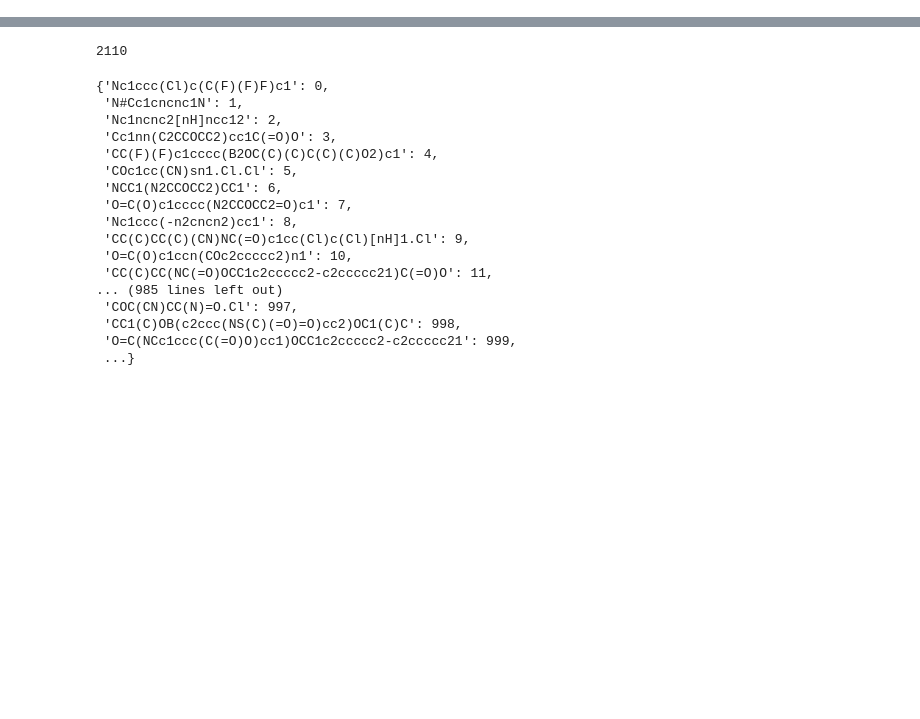
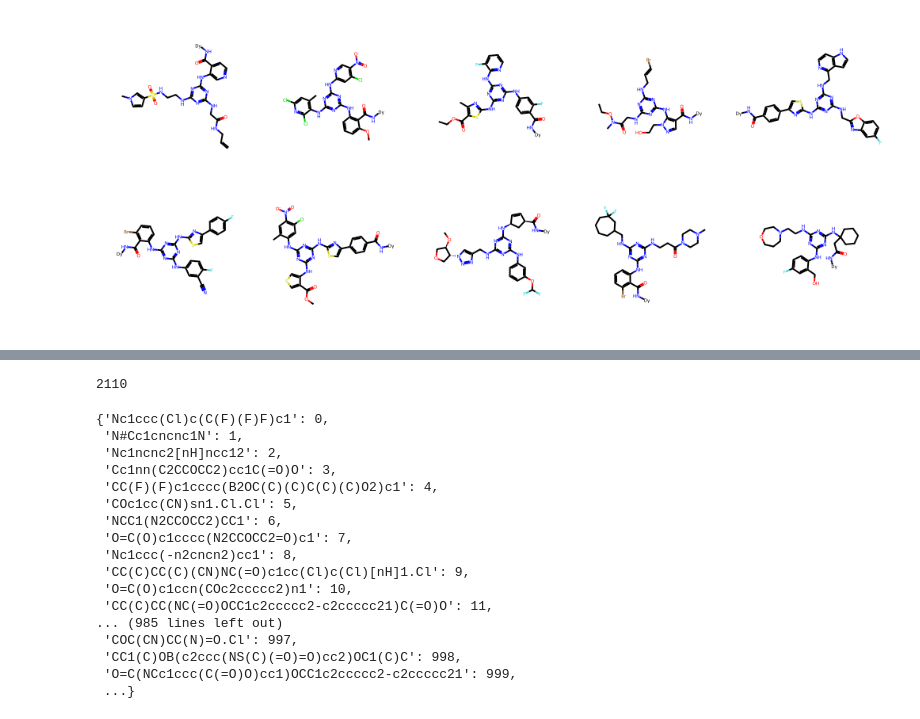
Before and after one commit to ottantacinque/KaggleLeashBio, a Jupyter notebook: notebooks/000_1_eda.ipynb, the cells around one changed output, grey strips where cells are left out. Cells and saved outputs as stored; diff of their text form; code cells hidden in the pictures; blank space fills up the shorter version.

```diff
--- a/notebooks/000_1_eda.ipynb
+++ b/notebooks/000_1_eda.ipynb
@@ -44,0 +124,18 @@ import pickle
+# %%
+# bb1がshareしている分子のsmiles
+bb1_idx_test_share = [test_dicts_bb1_reverse[smiles] for smiles in bb1_smiles_test_share]
+bb1_idx_test_no_share = [test_dicts_bb1_reverse[smiles] for smiles in bb1_smiles_test_no_share]
+
+df_test_share = df_test.query("buildingblock1_smiles in @bb1_idx_test_share")
+df_test_no_share = df_test.query("buildingblock1_smiles in @bb1_idx_test_no_share")
+# %%
+temp = df_test_share.sample(10)
+mol_share = [Chem.MolFromSmiles(s) for s in temp['molecule_smiles']]
+
+img = Draw.MolsToGridImage(mol_share,
+                            molsPerRow=5, #一列に配置する分子の数
+                            subImgSize=(200,200),
+                            )
+img
+# %% [output]
+[figure, added]
```
Also changed, not shown: parts of 17 cells of this notebook, 1 other file.
